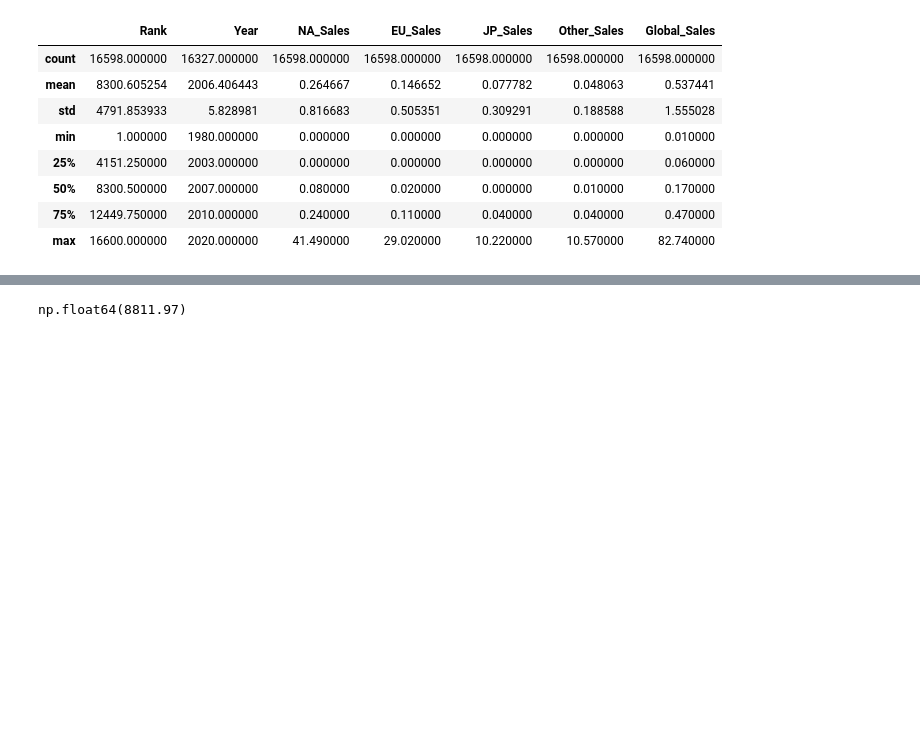
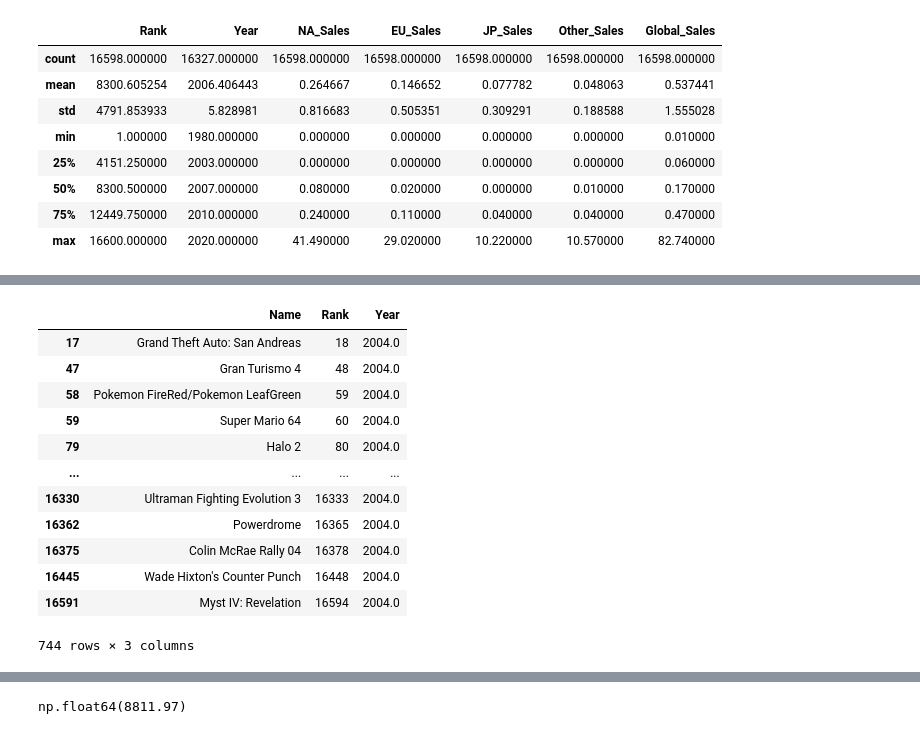
Before and after one commit to Alexander040105/ids-group-case-study, a Jupyter notebook: midterms_case_study1/case_study.ipynb, the cells around one changed output, grey strips where cells are left out. Saved outputs shown, nothing was run; the diff lists cells and outputs as text; code cells hidden in the pictures; blank space fills up the shorter version.

```diff
--- a/midterms_case_study1/case_study.ipynb
+++ b/midterms_case_study1/case_study.ipynb
@@ -41,0 +58,16 @@ vgsales_dataset_copy = vgsales_dataset_copy.dropna()
+# %%
+vgsales_dataset_copy[['Name','Rank','Year']][vgsales_dataset_copy['Year'] == 2004 ].sort_values(by='Rank', ascending=True)
+# %% [output]
+|  | Name | Rank | Year |
+| 17 | Grand Theft Auto: San Andreas | 18 | 2004.0 |
+| 47 | Gran Turismo 4 | 48 | 2004.0 |
+| 58 | Pokemon FireRed/Pokemon LeafGreen | 59 | 2004.0 |
+| 59 | Super Mario 64 | 60 | 2004.0 |
+| 79 | Halo 2 | 80 | 2004.0 |
+| ... | ... | ... | ... |
+| 16330 | Ultraman Fighting Evolution 3 | 16333 | 2004.0 |
+| 16362 | Powerdrome | 16365 | 2004.0 |
+| 16375 | Colin McRae Rally 04 | 16378 | 2004.0 |
+| 16445 | Wade Hixton's Counter Punch | 16448 | 2004.0 |
+| 16591 | Myst IV: Revelation | 16594 | 2004.0 |
+744 rows × 3 columns
```
Also changed, not shown: parts of 4 cells of this notebook, 1 other file.
